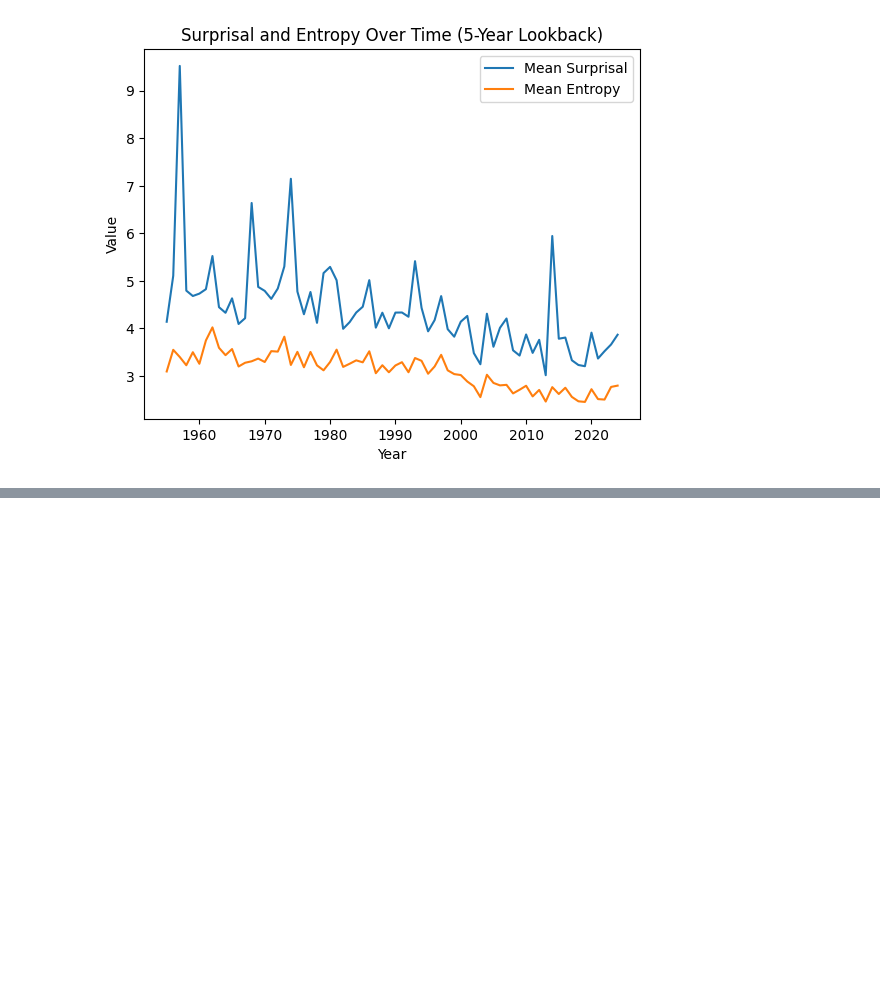
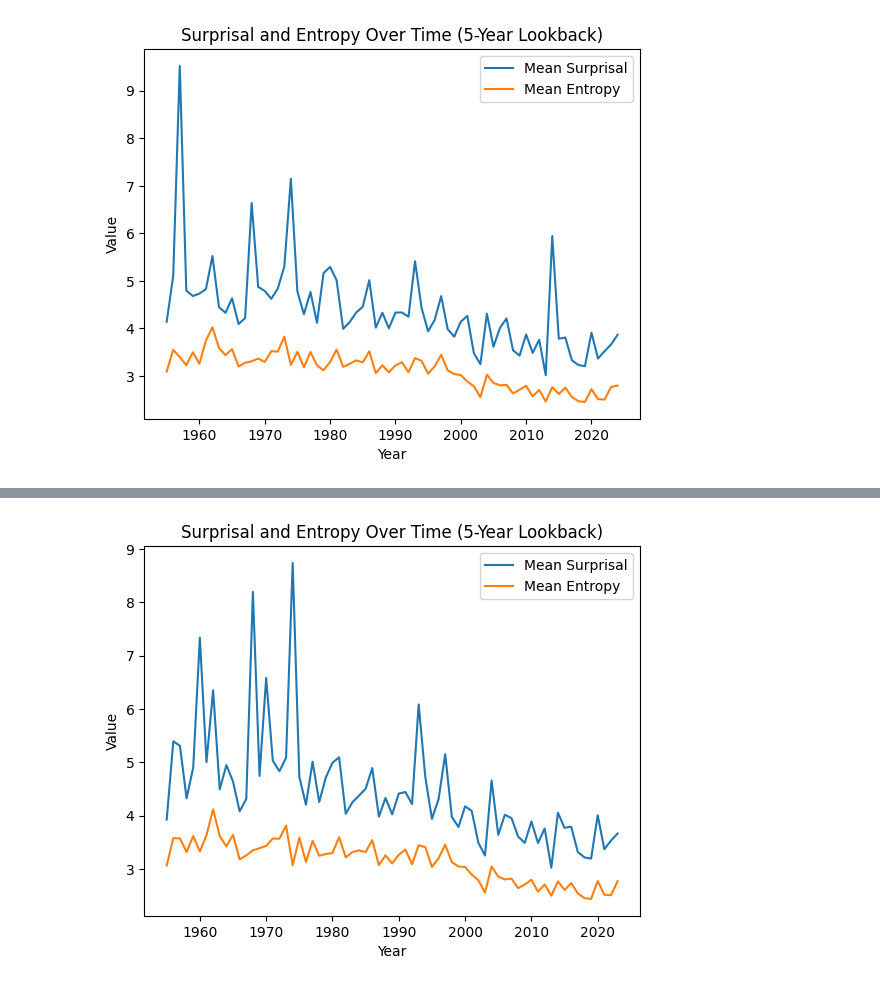
Before and after one commit to martiinsssssss/IDyOM_TimeMachine, a Jupyter notebook: run_IDyOM.ipynb, the cells around one changed output, grey strips where cells are left out. Cells and saved outputs as stored; diff of their text form; code cells hidden in the pictures; blank space fills up the shorter version.

```diff
--- a/run_IDyOM.ipynb
+++ b/run_IDyOM.ipynb
@@ -617,7 +660,10 @@ plt.show()
 # %%
+
+import re
+
 five_yr_lookback = []
 
-for start_year in range(1950, 2020):  # adjust end year as needed
+for start_year in range(1950, 2020):
     end_year = start_year + 4
     folder_start = start_year + 1
     folder_end = end_year + 1
@@ -636,23 +682,28 @@ for start_year in range(1950, 2020):  # adjust end year as needed
 
     song_stats = []
 
-    for song in df.columns:
-        year = int(song[:4])  # extract year from filename
-
-        surprisal_vector = df.loc[0, song]
-        entropy_vector = df.loc[1, song]
+    for song_segment in df.columns:
+        song_segment_split = re.split('_', song_segment)
+        year = int(song_segment_split[0])
+        song_id = song_segment_split[1]
+        segment_id = song_segment_split[0]
+        year_position = str(year) +"_" + song_id
+        surprisal_vector = df.loc[0, song_segment]
+        entropy_vector = df.loc[1, song_segment]
 
         mean_surprisal = np.mean(surprisal_vector)
         mean_entropy = np.mean(entropy_vector)
 
         song_stats.append({
-            "song": song,
+            "song": song_segment,
             "year": year,
+            "year_position": year_position,
             "mean_surprisal": mean_surprisal,
             "mean_entropy": mean_entropy
         })
 
     song_df = pd.DataFrame(song_stats)
+    # merged_df = pd.merge(song_df, genre_subset, on="year_position", how= "left")
 
     # --- Step 2: Aggregate by year ---
     yearly_stats = (
@@ -704,0 +1076,14 @@ plt.show()
+# %%
+plt.figure()
+
+plt.plot(tar_five_yr_lookback["year"], tar_five_yr_lookback["mean_surprisal"], label="Mean Surprisal")
+plt.plot(tar_five_yr_lookback["year"], tar_five_yr_lookback["mean_entropy"], label="Mean Entropy")
+
+plt.xlabel("Year")
+plt.ylabel("Value")
+plt.title("Surprisal and Entropy Over Time (5-Year Lookback)")
+plt.legend()
+
+plt.show()
+# %% [output]
+[figure, added]
```
Also changed, not shown: parts of 22 cells of this notebook, 1 other file.
